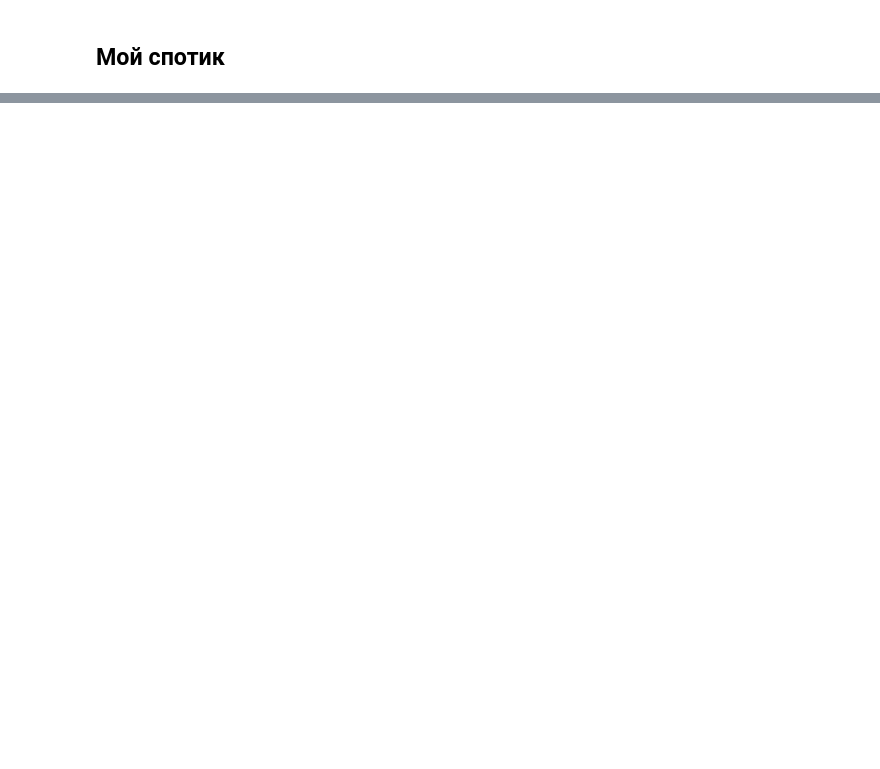
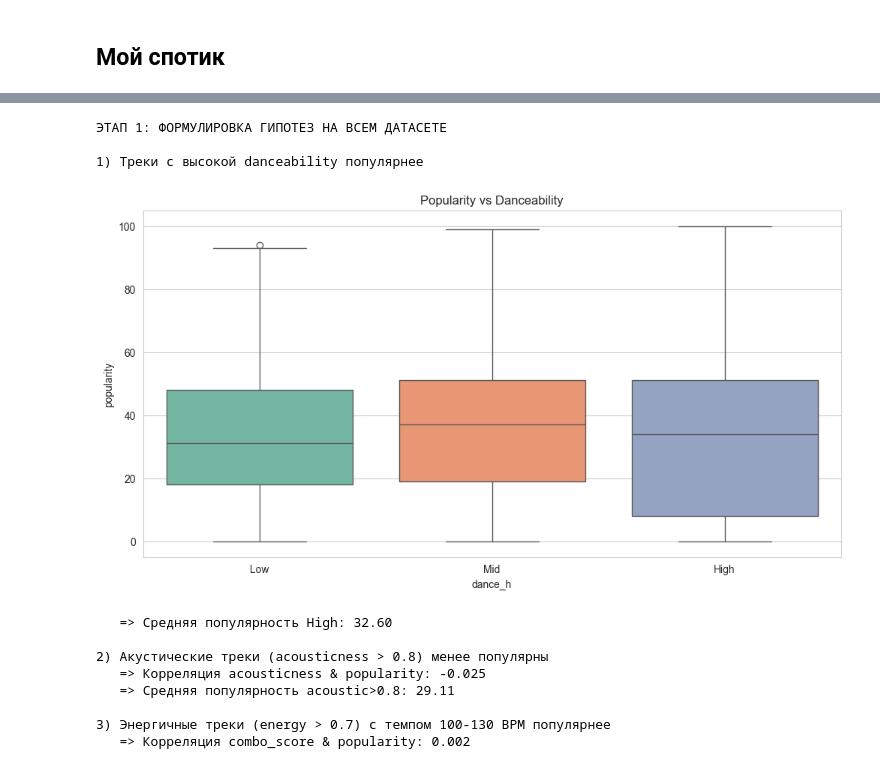
Before and after one commit to AnAnAs357/DS-Spotify-Titanic, a Jupyter notebook: Spotify.ipynb, the cells around one changed output, grey strips where cells are left out. Cells and saved outputs as stored; diff of their text form; code cells hidden in the pictures; blank space fills up the shorter version.

```diff
--- a/Spotify.ipynb
+++ b/Spotify.ipynb
@@ -207,0 +6,22 @@ Very Fast    33.299638    34.0  19330
+# %%
+# 1. ИМПОРТ БИБЛИОТЕК
+import pandas as pd
+import numpy as np
+import matplotlib.pyplot as plt
+import seaborn as sns
+from scipy import stats
+from sklearn.model_selection import train_test_split
+from sklearn.linear_model import LinearRegression
+from sklearn.ensemble import RandomForestRegressor
+from sklearn.preprocessing import StandardScaler, OneHotEncoder
+from sklearn.compose import ColumnTransformer
+from sklearn.pipeline import Pipeline
+from sklearn.metrics import mean_squared_error, mean_absolute_error, r2_score
+from xgboost import XGBRegressor
+import joblib
+import warnings
+warnings.filterwarnings('ignore')
+
+sns.set_style("whitegrid")
+plt.rcParams['figure.figsize'] = (12, 6)
+plt.rcParams['font.size'] = 10
@@ -207,0 +97,34 @@ Very Fast    33.299638    34.0  19330
+# %%
+# 4. EDA: ГИПОТЕЗЫ (ИССЛЕДОВАТЕЛЬСКИЙ ЭТАП)
+print("\nЭТАП 1: ФОРМУЛИРОВКА ГИПОТЕЗ НА ВСЕМ ДАТАСЕТЕ\n")
+
+# Гипотеза 1
+print("1) Треки с высокой danceability популярнее")
+df['dance_h'] = pd.cut(df['danceability'], bins=[0, 0.5, 0.7, 1], labels=['Low','Mid','High'])
+sns.boxplot(data=df, x='dance_h', y='popularity', palette='Set2')
+plt.title('Popularity vs Danceability')
+plt.show()
+print(f"   => Средняя популярность High: {df[df['dance_h']=='High']['popularity'].mean():.2f}")
+
+# Гипотеза 2
+print("\n2) Акустические треки (acousticness > 0.8) менее популярны")
+print(f"   => Корреляция acousticness & popularity: {df['acousticness'].corr(df['popularity']):.3f}")
+print(f"   => Средняя популярность acoustic>0.8: {df[df['acousticness']>0.8]['popularity'].mean():.2f}")
+
+# Гипотеза 3
+print("\n3) Энергичные треки (energy > 0.7) с темпом 100-130 BPM популярнее")
+df['combo_score'] = df['energy'] * (1 - abs(df['tempo'] - 115)/115)
+print(f"   => Корреляция combo_score & popularity: {df['combo_score'].corr(df['popularity']):.3f}")
+# %% [output]
+ЭТАП 1: ФОРМУЛИРОВКА ГИПОТЕЗ НА ВСЕМ ДАТАСЕТЕ
+
+1) Треки с высокой danceability популярнее
+[figure, added]
+   => Средняя популярность High: 32.60
+
+2) Акустические треки (acousticness > 0.8) менее популярны
+   => Корреляция acousticness & popularity: -0.025
+   => Средняя популярность acoustic>0.8: 29.11
+
+3) Энергичные треки (energy > 0.7) с темпом 100-130 BPM популярнее
+   => Корреляция combo_score & popularity: 0.002
```
Also changed, not shown: parts of 24 cells of this notebook, 1 other file.
